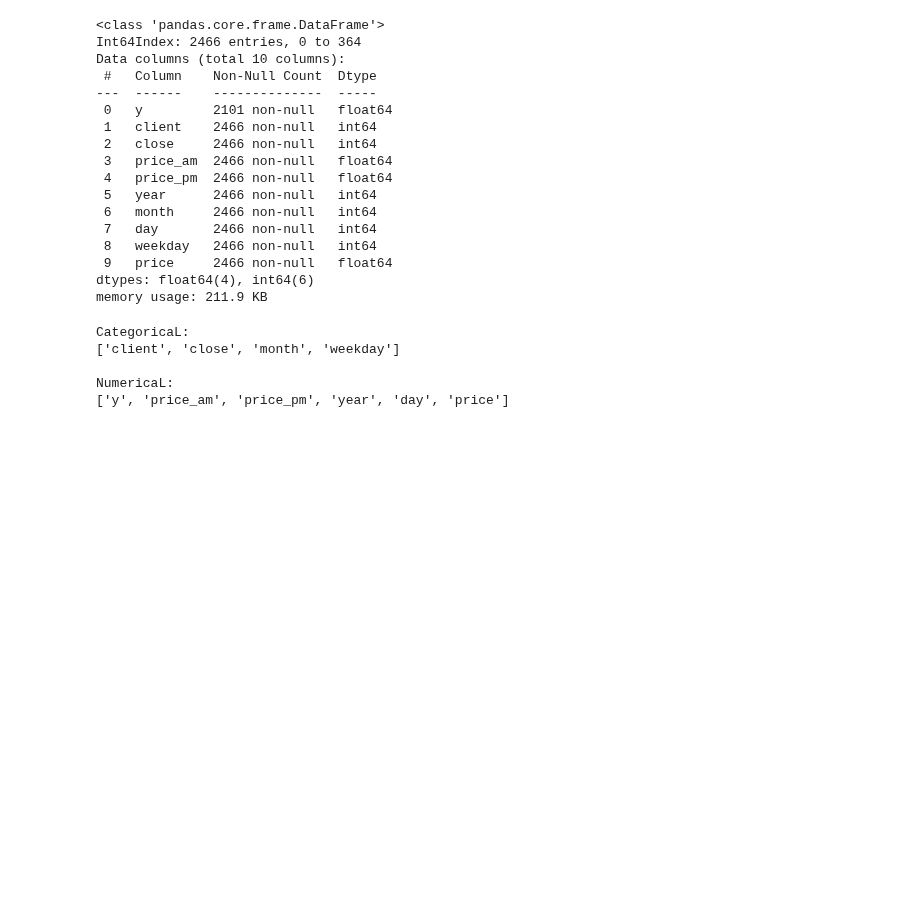
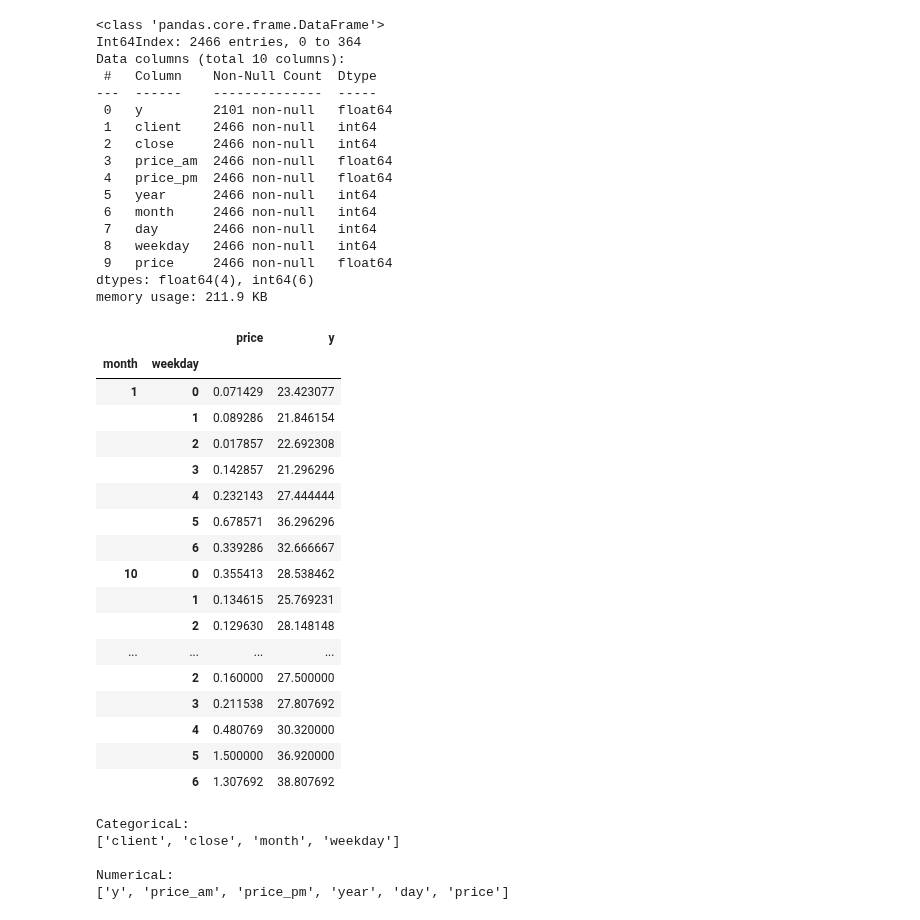
Before and after one commit to RooibosGood/signate, a Jupyter notebook: AppleHikkoshi/applehikkoshi.ipynb, the cells around one changed output. Cells and saved outputs as stored; diff of their text form; code cells hidden in the pictures; blank space fills up the shorter version.

Commit message:
Adding Groupby month, weekday

```diff
--- a/AppleHikkoshi/applehikkoshi.ipynb
+++ b/AppleHikkoshi/applehikkoshi.ipynb
@@ -97,6 +97,28 @@ df['client'] = df['client'].astype(str)
 df['close'] = df['close'].astype(str)
 df['month'] = df['month'].astype(str)
 df['weekday'] = df['weekday'].astype(str)
+# %%
+pd.set_option('display.max_rows', None)
+df.groupby(['month', 'weekday'])['price','y'].mean()
+# %% [output]
+|  |  | price | y |
+| month | weekday |  |  |
+| 1 | 0 | 0.071429 | 23.423077 |
+|  | 1 | 0.089286 | 21.846154 |
+|  | 2 | 0.017857 | 22.692308 |
+|  | 3 | 0.142857 | 21.296296 |
+|  | 4 | 0.232143 | 27.444444 |
+|  | 5 | 0.678571 | 36.296296 |
+|  | 6 | 0.339286 | 32.666667 |
+| 10 | 0 | 0.355413 | 28.538462 |
+|  | 1 | 0.134615 | 25.769231 |
+|  | 2 | 0.129630 | 28.148148 |
+| ... | ... | ... | ... |
+|  | 2 | 0.160000 | 27.500000 |
+|  | 3 | 0.211538 | 27.807692 |
+|  | 4 | 0.480769 | 30.320000 |
+|  | 5 | 1.500000 | 36.920000 |
+|  | 6 | 1.307692 | 38.807692 |
 # %%
 #divide dataset into two parts(categorical, contineous)
 categorical, numerical = [],[]
```
Also changed, not shown: parts of 15 cells of this notebook.
